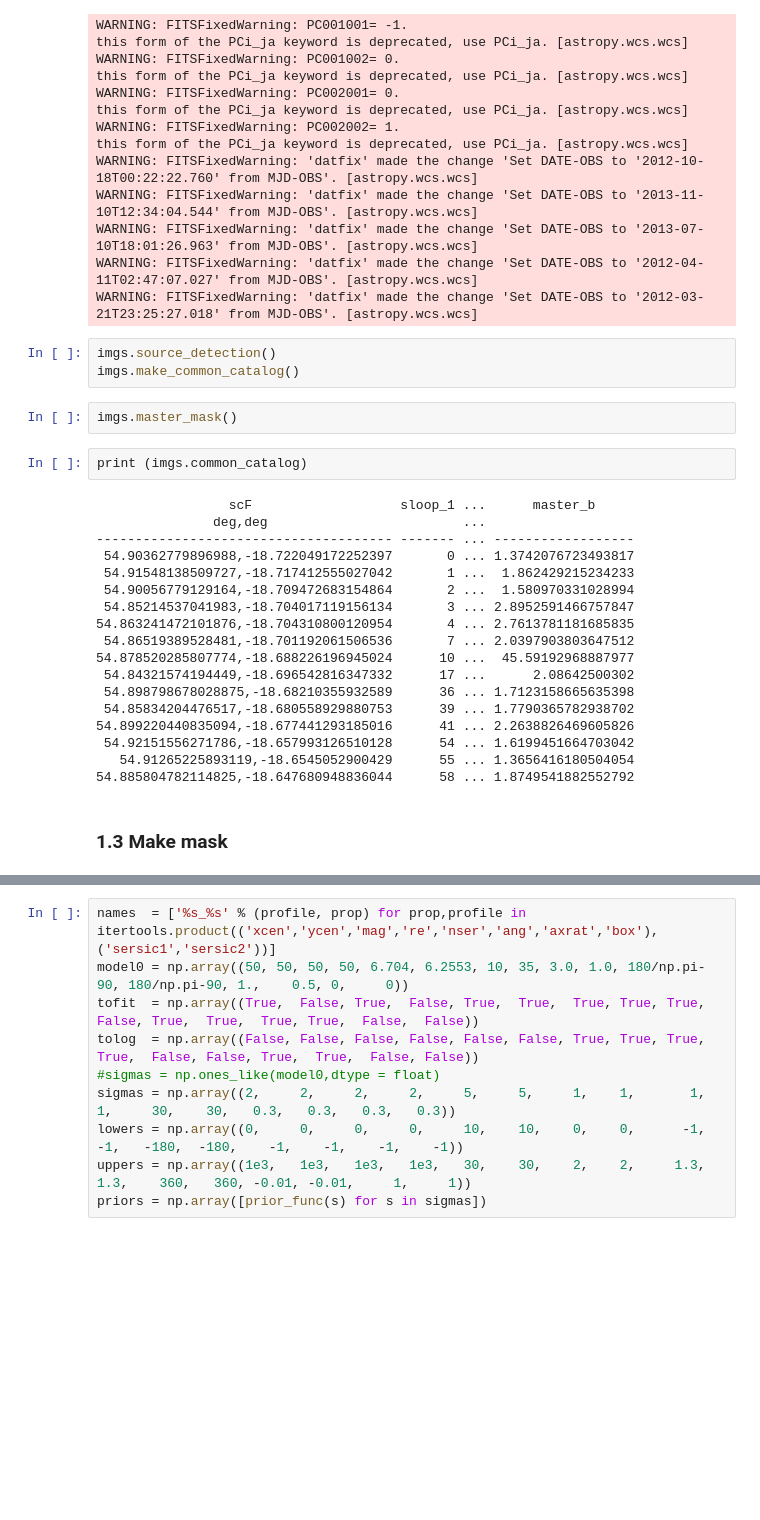
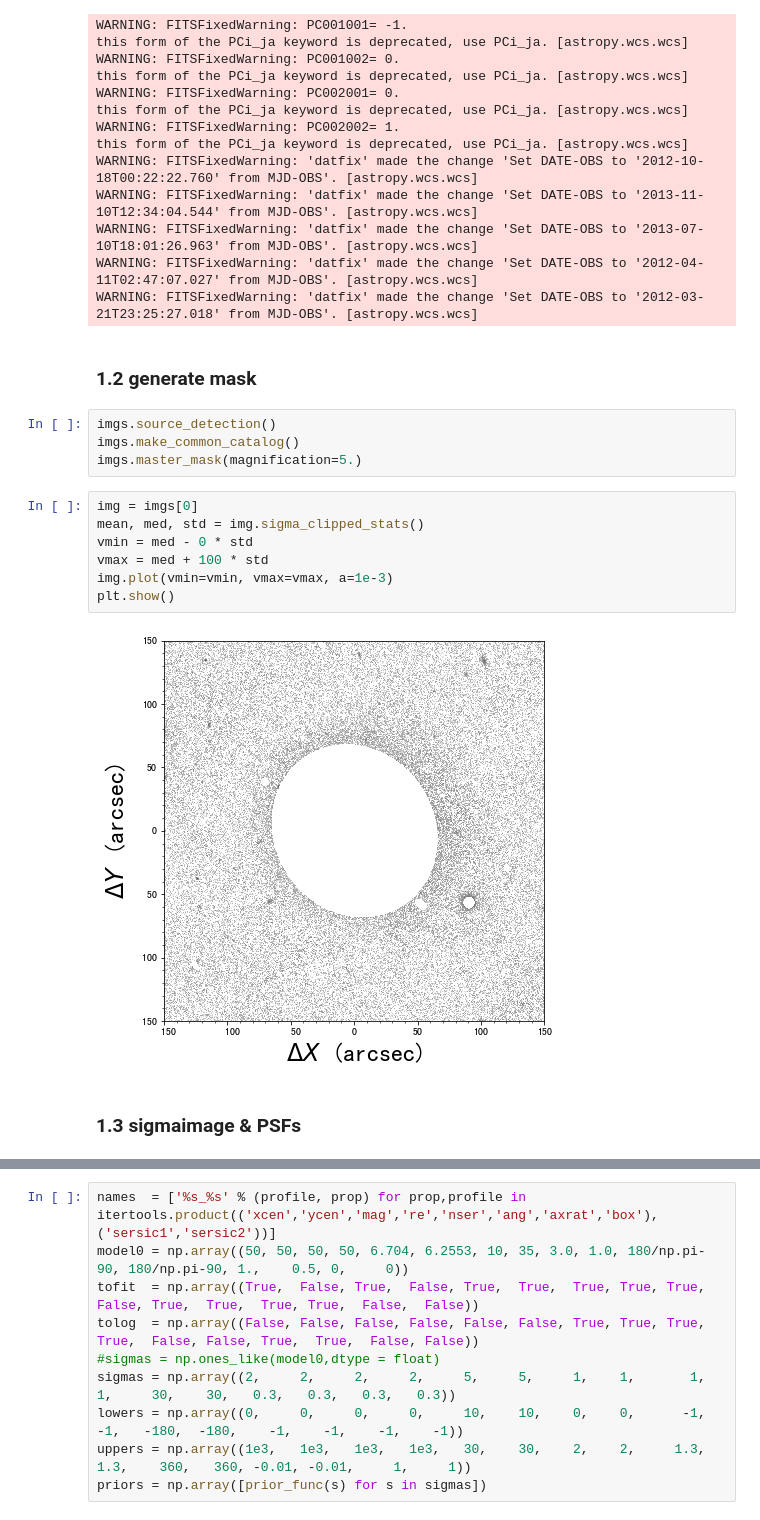
Before and after one commit to jyshangguan/MorphSED, a Jupyter notebook: examples/demo_realfit.ipynb, the cells around one changed output, grey strips where cells are left out. Cells and saved outputs as stored; diff of their text form; blank space fills up the shorter version.

```diff
--- a/examples/demo_realfit.ipynb
+++ b/examples/demo_realfit.ipynb
@@ -47,30 +46,20 @@ WARNING: FITSFixedWarning: 'datfix' made the change 'Set DATE-OBS to '2013-11-10
 WARNING: FITSFixedWarning: 'datfix' made the change 'Set DATE-OBS to '2013-07-10T18:01:26.963' from MJD-OBS'. [astropy.wcs.wcs]
 WARNING: FITSFixedWarning: 'datfix' made the change 'Set DATE-OBS to '2012-04-11T02:47:07.027' from MJD-OBS'. [astropy.wcs.wcs]
 WARNING: FITSFixedWarning: 'datfix' made the change 'Set DATE-OBS to '2012-03-21T23:25:27.018' from MJD-OBS'. [astropy.wcs.wcs]
+# %% [markdown]
+### 1.2 generate mask
 # %%
 imgs.source_detection()
 imgs.make_common_catalog()
+imgs.master_mask(magnification=5.)
-# %%
-imgs.master_mask()
-# %%
-print (imgs.common_catalog)
-# %% [output]
-                 scF                   sloop_1 ...      master_b
-               deg,deg                         ...
--------------------------------------- ------- ... ------------------
- 54.90362779896988,-18.722049172252397       0 ... 1.3742076723493817
- 54.91548138509727,-18.717412555027042       1 ...  1.862429215234233
- 54.90056779129164,-18.709472683154864       2 ...  1.580970331028994
- 54.85214537041983,-18.704017119156134       3 ... 2.8952591466757847
-54.863241472101876,-18.704310800120954       4 ... 2.7613781181685835
- 54.86519389528481,-18.701192061506536       7 ... 2.0397903803647512
-54.878520285807774,-18.688226196945024      10 ...  45.59192968887977
- 54.84321574194449,-18.696542816347332      17 ...      2.08642500302
- 54.898798678028875,-18.68210355932589      36 ... 1.7123158665635398
- 54.85834204476517,-18.680558929880753      39 ... 1.7790365782938702
-54.899220440835094,-18.677441293185016      41 ... 2.2638826469605826
- 54.92151556271786,-18.657993126510128      54 ... 1.6199451664703042
-   54.91265225893119,-18.6545052900429      55 ... 1.3656416180504054
-54.885804782114825,-18.647680948836044      58 ... 1.8749541882552792
+# %%
+img = imgs[0]
+mean, med, std = img.sigma_clipped_stats()
+vmin = med - 0 * std
+vmax = med + 100 * std
+img.plot(vmin=vmin, vmax=vmax, a=1e-3)
+plt.show()
+# %% [output]
+[figure, added]
 # %% [markdown]
-### 1.3 Make mask
+### 1.3 sigmaimage & PSFs
```
Also changed, not shown: parts of 15 cells of this notebook, 17 other files.
